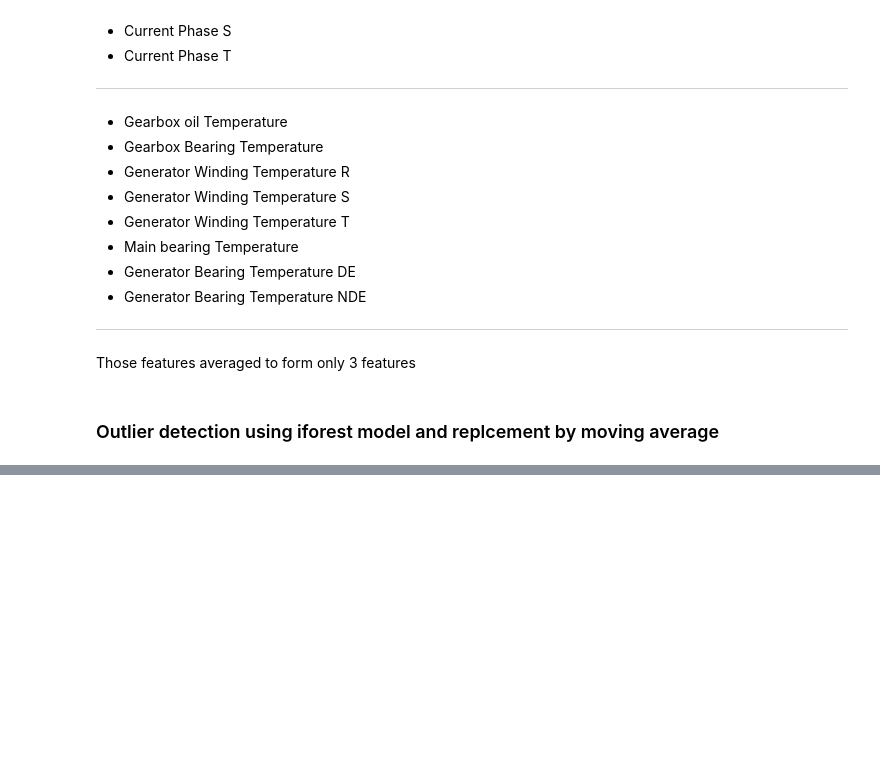
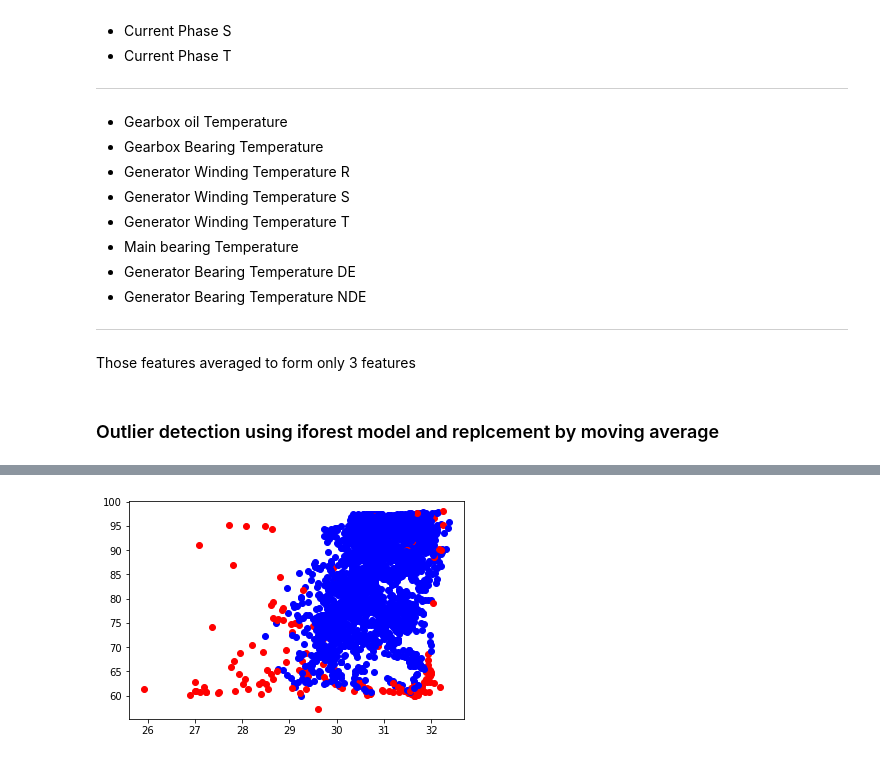
Before and after one commit to entc-17-fyp-20/CM_Data_Visualizing, a Jupyter notebook: outlier_detection.ipynb, the cells around one changed output, grey strips where cells are left out. Cells and saved outputs as stored; diff of their text form; code cells hidden in the pictures; blank space fills up the shorter version.

Commit message:
2 models for clustering-kmeans and iforest

```diff
--- a/outlier_detection.ipynb
+++ b/outlier_detection.ipynb
@@ -173,0 +165,2 @@ df5
+# %%
+df_to_kmeans = df5[['Ambient Temperature','Gearbox & Bearing temp','Active Power','Wind Speed m/s','Nacelle Temperature']]
@@ -173,0 +174,6 @@ df5
+# %%
+from pycaret.anomaly import *
+s = setup(df_to_kmeans, session_id = 123)
+
+iforest = create_model('iforest', fraction = 0.05)
+iforest_results = assign_model(iforest)
@@ -173,0 +196,13 @@ df5
+# %%
+col=[]
+for i in iforest_results['Anomaly']:
+  if i==1:
+        col.append('r')
+  else:
+    col.append('b')
+
+
+for i in range(df_to_kmeans.shape[0]):
+    plt.scatter(df_to_kmeans.iloc[i][0],df_to_kmeans.iloc[i][1],c=col[i])
+# %% [output]
+[figure, added]
```
Also changed, not shown: parts of 28 cells of this notebook.
